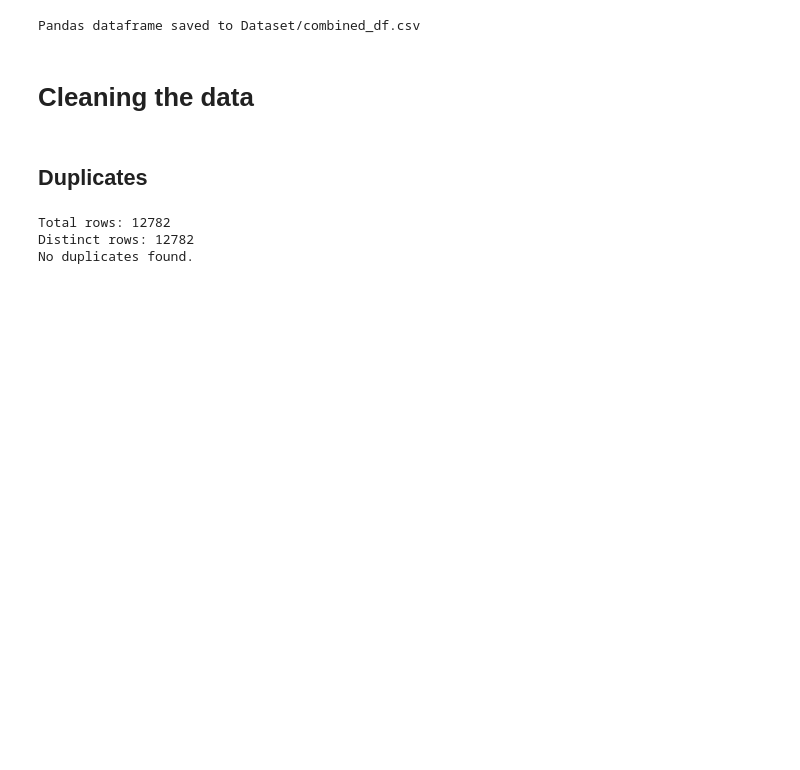
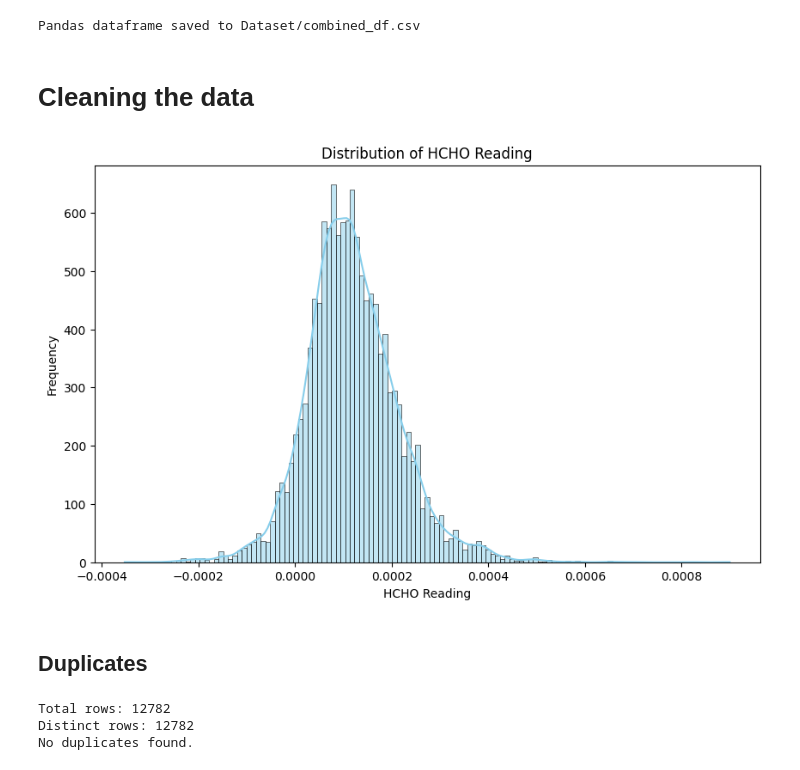
Before and after one commit to HJayashan/HCHO-Prediction, a Jupyter notebook: Data-preprocessing.ipynb, the cells around one changed output. Cells and saved outputs as stored; diff of their text form; code cells hidden in the pictures; blank space fills up the shorter version.

```diff
--- a/Data-preprocessing.ipynb
+++ b/Data-preprocessing.ipynb
@@ -242,6 +245,22 @@ print(f"Pandas dataframe saved to {output}")
 Pandas dataframe saved to Dataset/combined_df.csv
 # %% [markdown]
 # Cleaning the data
+# %%
+import matplotlib.pyplot as plt
+import seaborn as sns
+
+# Extract the "HCHO Reading" column to a Pandas DataFrame for visualization
+hcho_df = combined_df.select("HCHO").toPandas()
+
+# Plot the distribution of the "HCHO Reading" column
+plt.figure(figsize=(10, 6))
+sns.histplot(hcho_df["HCHO"], kde=True, color='skyblue')
+plt.title('Distribution of HCHO Reading')
+plt.xlabel('HCHO Reading')
+plt.ylabel('Frequency')
+plt.show()
+# %% [output]
+[figure, added]
 # %% [markdown]
 ## Duplicates
 # %%
```
Also changed, not shown: parts of 5 cells of this notebook, 1 other file.
